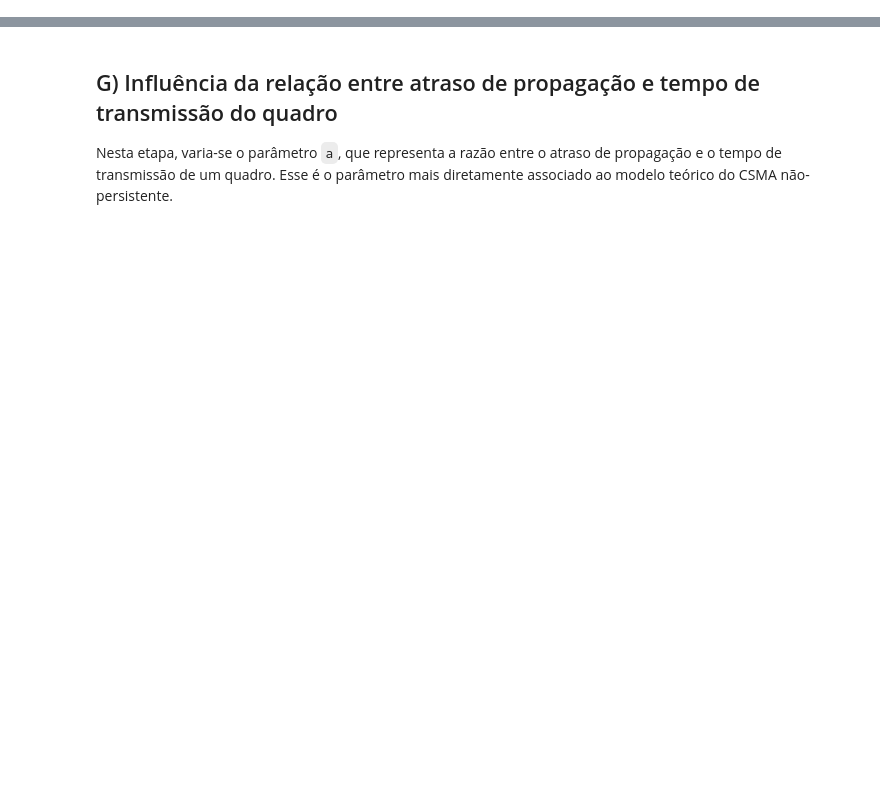
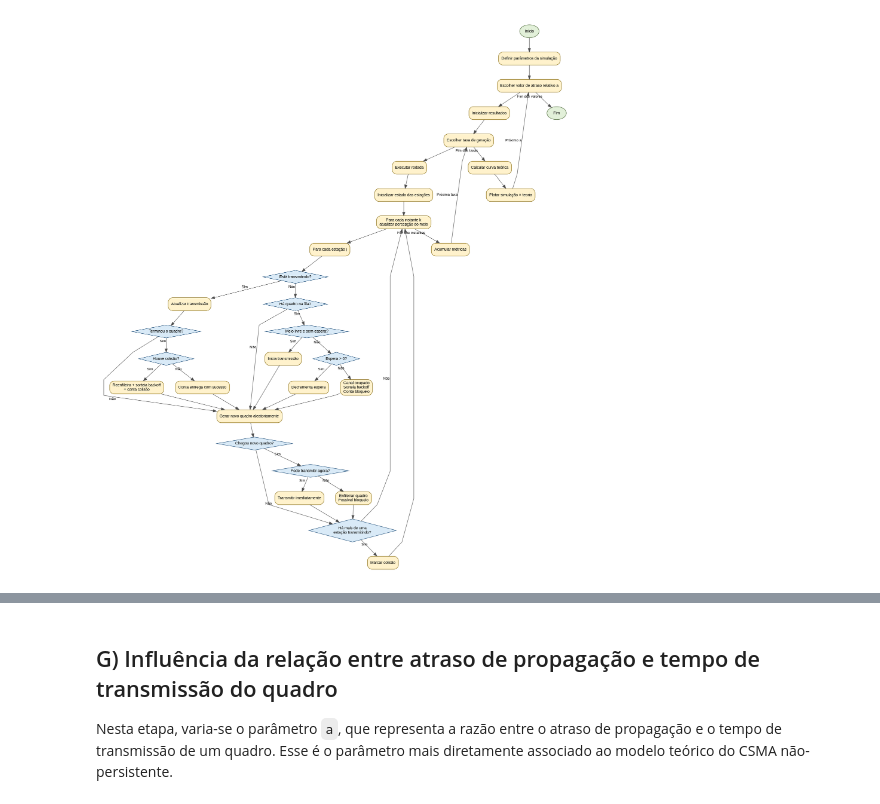
Before and after one commit to GScaramussa/Redes, a Jupyter notebook: redesCSMA.ipynb, the cells around one changed output, grey strips where cells are left out. Drawn from its saved outputs; the diff is of its cells as text; code cells hidden in the pictures; blank space fills up the shorter version.

```diff
--- a/redesCSMA.ipynb
+++ b/redesCSMA.ipynb
@@ -579,0 +221,91 @@ O aumento do número de rodadas tende a suavizar a curva simulada, pois a média
+# %%
+!apt-get -qq install graphviz
+!pip -q install graphviz
+
+from graphviz import Digraph
+from IPython.display import Image, display
+
+dot = Digraph('CSMA_Fluxograma')
+dot.attr(rankdir='TB', splines='polyline', pad='0.3', nodesep='0.45', ranksep='0.55')
+dot.attr('edge', fontname='Arial', fontsize='10', color='gray30')
+
+def proc(id_, txt):
+    dot.node(id_, txt, shape='rectangle', style='rounded,filled',
+             fillcolor='#FFF2CC', color='#7F6000', fontname='Arial', fontsize='11')
+
+def decis(id_, txt):
+    dot.node(id_, txt, shape='diamond', style='filled',
+             fillcolor='#D9EAF7', color='#1F4E79', fontname='Arial', fontsize='11')
+
+def term(id_, txt):
+    dot.node(id_, txt, shape='oval', style='filled',
+             fillcolor='#E2F0D9', color='#385723', fontname='Arial', fontsize='11')
+
+term('A', 'Início')
+proc('B', 'Definir parâmetros da simulação')
+proc('C', 'Escolher valor de atraso relativo a')
+proc('D', 'Inicializar resultados')
+proc('E', 'Escolher taxa de geração')
+proc('F', 'Executar rodada')
+proc('G', 'Inicializar estado das estações')
+proc('H', 'Para cada instante k\natualizar percepção do meio')
+proc('I', 'Para cada estação j')
+decis('J', 'Está transmitindo?')
+proc('K', 'Atualizar transmissão')
+decis('L', 'Terminou o quadro?')
+decis('M', 'Houve colisão?')
+proc('N', 'Reenfileira + sorteia backoff\n+ conta colisão')
+proc('O', 'Conta entrega com sucesso')
+decis('P', 'Há quadro na fila?')
+decis('Q', 'Meio livre e sem espera?')
+proc('R', 'Inicia transmissão')
+decis('S', 'Espera > 0?')
+proc('T', 'Decrementa espera')
+proc('U', 'Canal ocupado\nSorteia backoff\nConta bloqueio')
+proc('V', 'Gerar novo quadro aleatoriamente')
+decis('W', 'Chegou novo quadro?')
+decis('X', 'Pode transmitir agora?')
+proc('Y', 'Transmitir imediatamente')
+proc('Z', 'Enfileirar quadro\nPossível bloqueio')
+decis('AA', 'Há mais de uma\nestação transmitindo?')
+proc('AB', 'Marcar colisão')
+proc('AC', 'Acumular métricas')
+proc('AD', 'Calcular curva teórica')
+proc('AE', 'Plotar simulação × teoria')
+term('AF', 'Fim')
+
+arestas = [
+    ('A','B',''), ('B','C',''), ('C','D',''), ('D','E',''), ('E','F',''),
+    ('F','G',''), ('G','H',''), ('H','I',''), ('I','J',''),
+    ('J','K','Sim'), ('J','P','Não'),
+    ('K','L',''), ('L','M','Sim'), ('L','V','Não'),
+    ('M','N','Sim'), ('M','O','Não'),
+    ('N','V',''), ('O','V',''),
+    ('P','Q','Sim'), ('P','V','Não'),
+    ('Q','R','Sim'), ('Q','S','Não'),
+    ('S','T','Sim'), ('S','U','Não'),
+    ('R','V',''), ('T','V',''), ('U','V',''),
+    ('V','W',''),
+    ('W','X','Sim'), ('W','AA','Não'),
+    ('X','Y','Sim'), ('X','Z','Não'),
+    ('Y','AA',''), ('Z','AA',''),
+    ('AA','AB','Sim'), ('AA','H','Não'),
+    ('AB','H',''),
+    ('H','AC','Fim dos instantes'),
+    ('AC','E','Próxima taxa'),
+    ('E','AD','Fim das taxas'),
+    ('AD','AE',''),
+    ('AE','C','Próximo a'),
+    ('C','AF','Fim dos valores')
+]
+
+for u, v, lbl in arestas:
+    if lbl:
+        dot.edge(u, v, xlabel=lbl)   # usar xlabel em vez de label
+    else:
+        dot.edge(u, v)
+
+arquivo = dot.render(filename='fluxograma_csma', format='png', cleanup=True)
+display(Image(filename=arquivo))
+# %% [output]
+[figure, added]
```
Also changed, not shown: parts of 49 cells of this notebook.
